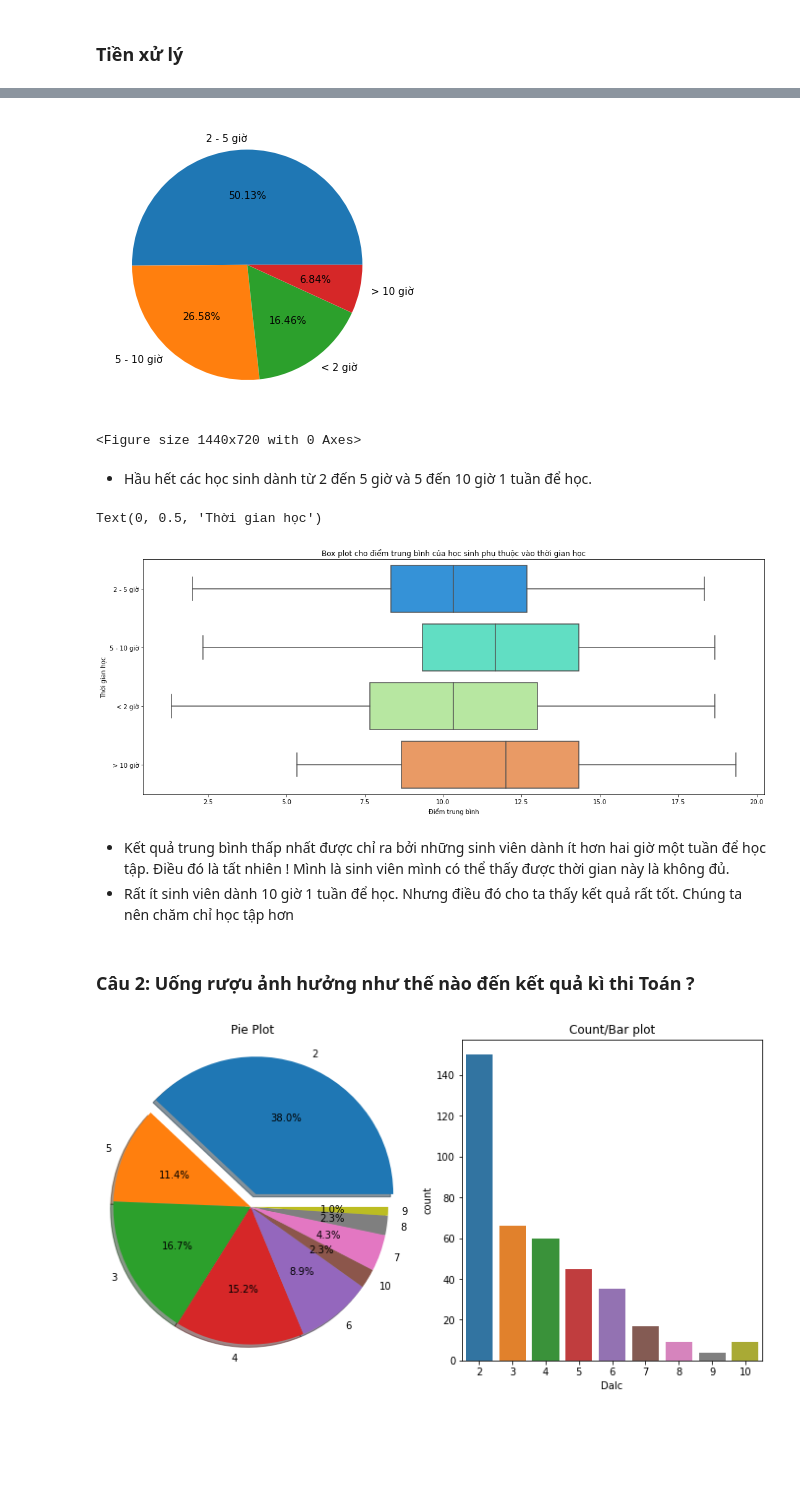
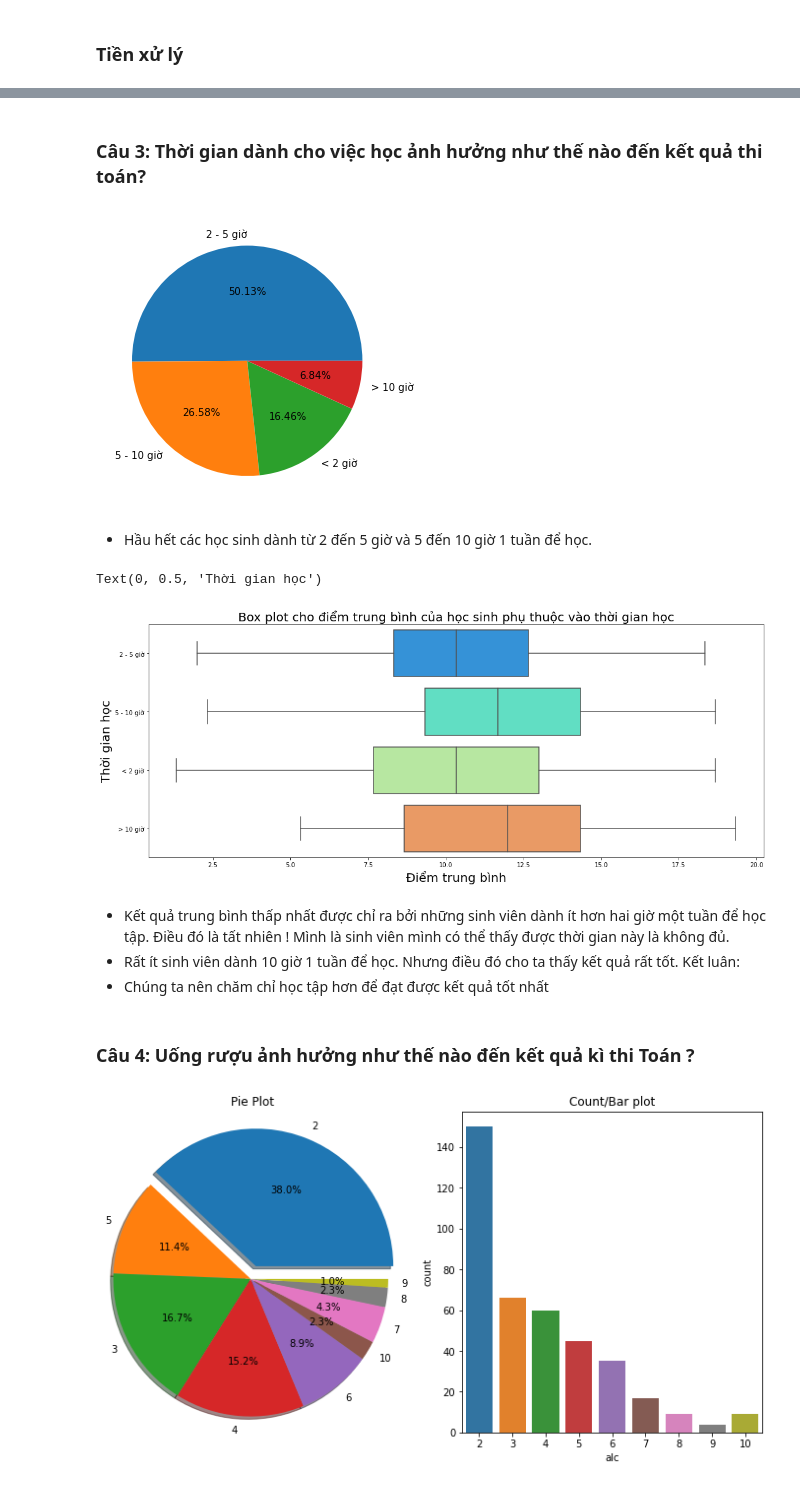
Before and after one commit to ngohuudang/P4DS_FinalProject, a Jupyter notebook: final.ipynb, the cells around one changed output, grey strips where cells are left out. Saved outputs shown, nothing was run; the diff lists cells and outputs as text; code cells hidden in the pictures; blank space fills up the shorter version.

```diff
--- a/final.ipynb
+++ b/final.ipynb
@@ -43,6 +43,5 @@ The data were obtained in a survey of students math and portuguese language cour
 # %% [markdown]
 ## Đọc dữ liệu từ file .csv
 # %%
-student_por_df = pd.read_csv("./Data/student-por.csv", sep=',')
-student_mat_df = pd.read_csv("./Data/student-mat.csv", sep=',')
+student_df = pd.read_csv("./Data/student-mat.csv", sep=',')
 # %%
@@ -136,15 +117,3 @@ Dưới đây là phần mô tả về  các cột trong file "student.txt":
-# %%
-new_col = pd.DataFrame(
-    np.zeros(len(student_por_df)),
-    columns=["subject"])["subject"].replace(0,"P").to_frame()
-new_student_por_df = pd.concat([student_por_df, new_col], axis=1)
-new_col = pd.DataFrame(
-    np.zeros(len(student_mat_df)),
-    columns=["subject"])["subject"].replace(0,"M").to_frame()
-new_student_mat_df = pd.concat([student_mat_df, new_col], axis=1)
-student_df = pd.concat([new_student_por_df, new_student_mat_df],
-                       ignore_index=True,
-                       axis=0)
 # %%
 student_df.info()
 # %% [output]
@@ -299,5 +219,12 @@ student_df["Medu"].value_counts().idxmin()
 student_df["G_avg"] = (student_df["G1"] + \
                        student_df["G2"] + \
                        student_df["G3"]) / 3
-student_mat_df = student_df.loc[student_df["subject"] == "M"]
-student_mat_df["Dalc"] = student_mat_df["Dalc"] + student_mat_df["Walc"]
+#Tính mức độ uongs rượu
+student_df["alc"] = (student_df["Dalc"]+ student_df["Walc"])
+#chuyển về dạng phân loại
+student_df['studytime'] = student_df['studytime'].replace({
+    1: '< 2 giờ',
+    2: '2 - 5 giờ',
+    3: '5 - 10 giờ',
+    4: '> 10 giờ'
+})
@@ -313,36 +300,36 @@ student_mat_df['studytime'] = student_mat_df['studytime'].replace({
+# %% [markdown]
+### Câu 3: Thời gian dành cho việc học ảnh hưởng như thế nào đến kết quả thi toán?
 # %%
-labels = student_mat_df["studytime"].unique().tolist()
-labels
-amount = student_mat_df["studytime"].value_counts().tolist()
+labels = student_df["studytime"].unique().tolist()
+amount = student_df["studytime"].value_counts().tolist()
 fig = plt.figure()
 ax = fig.add_axes([0,0,1,1])
-amount
-ax.pie(amount, labels = labels,autopct='%1.2f%%')
-plt.show()
-plt.gcf().set_size_inches(20,10)
+ax.pie(amount, labels = labels,autopct='%1.2f%%');
 # %% [output]
 [figure]
-<Figure size 1440x720 with 0 Axes>
 # %% [markdown]
 - Hầu hết các học sinh dành từ 2 đến 5 giờ và 5 đến 10 giờ 1 tuần để học.
 # %%
 plt.figure(figsize=(18,7))
-plt.title("Box plot cho điểm trung bình của học sinh phụ thuộc vào thời gian học")
+plt.title("Box plot cho điểm trung bình của học sinh phụ thuộc vào thời gian học",
+         fontsize = 20)
 sns.boxplot(y="studytime",
             x="G_avg",
-            data = student_mat_df,
+            data = student_df,
             orient="h",
             palette = 'rainbow')
-plt.xlabel("Điểm trung bình")
-plt.ylabel("Thời gian học")
+plt.xlabel("Điểm trung bình",fontsize = 20)
+plt.ylabel("Thời gian học",fontsize = 20)
 # %% [output]
 Text(0, 0.5, 'Thời gian học')
-[figure, old version]
+[figure, new version]
 # %% [markdown]
 - Kết quả trung bình thấp nhất được chỉ ra bởi những sinh viên dành ít hơn hai giờ một tuần để học tập. Điều đó là tất nhiên ! Mình là sinh viên mình có thể thấy được thời gian này là không đủ.
-- Rất ít sinh viên dành 10 giờ 1 tuần để học. Nhưng điều đó cho ta thấy kết quả rất tốt. Chúng ta nên chăm chỉ học tập hơn
+- Rất ít sinh viên dành 10 giờ 1 tuần để học. Nhưng điều đó cho ta thấy kết quả rất tốt.
+Kết luân:
+- Chúng ta nên chăm chỉ học tập hơn để đạt được kết quả tốt nhất
 # %% [markdown]
-### Câu 2: Uống rượu ảnh hưởng như thế nào đến kết quả kì thi Toán ?
+### Câu 4: Uống rượu ảnh hưởng như thế nào đến kết quả kì thi Toán ?
 # %%
 # Pie plot & Bar plot
 #setup pie plot
```
Also changed, not shown: parts of 66 cells of this notebook.
